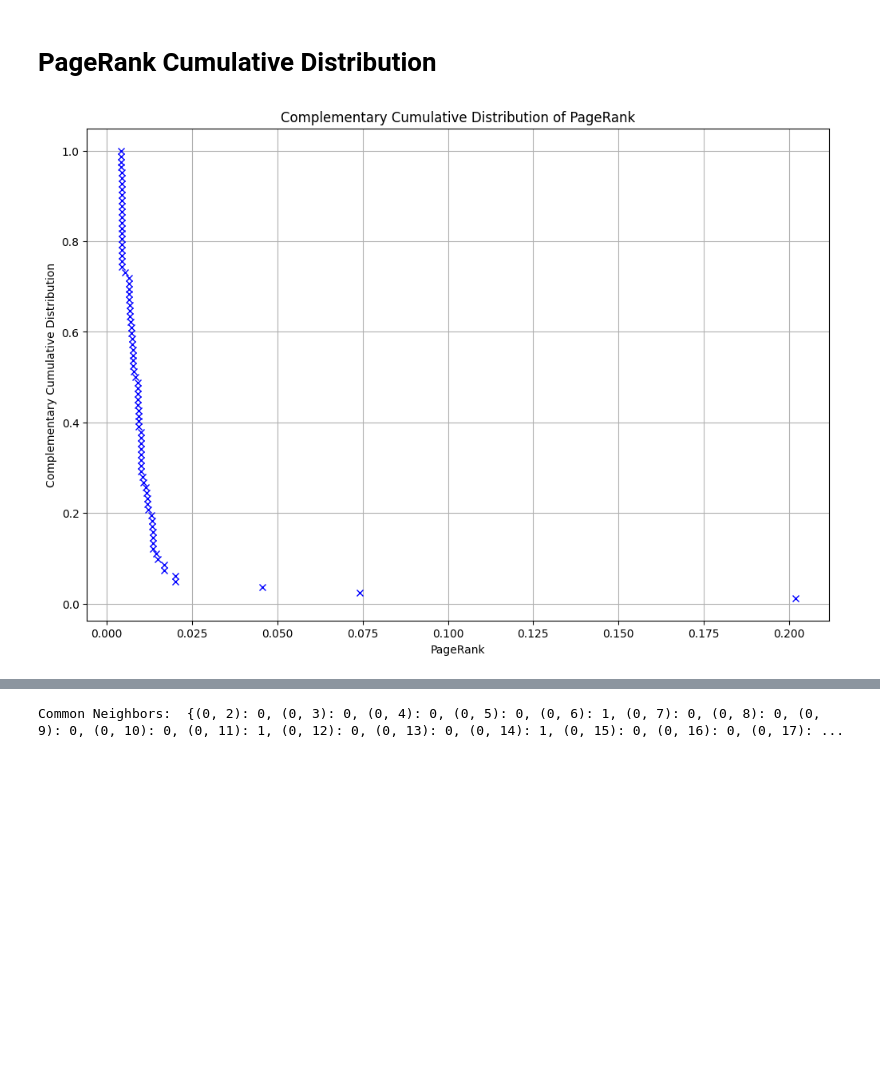
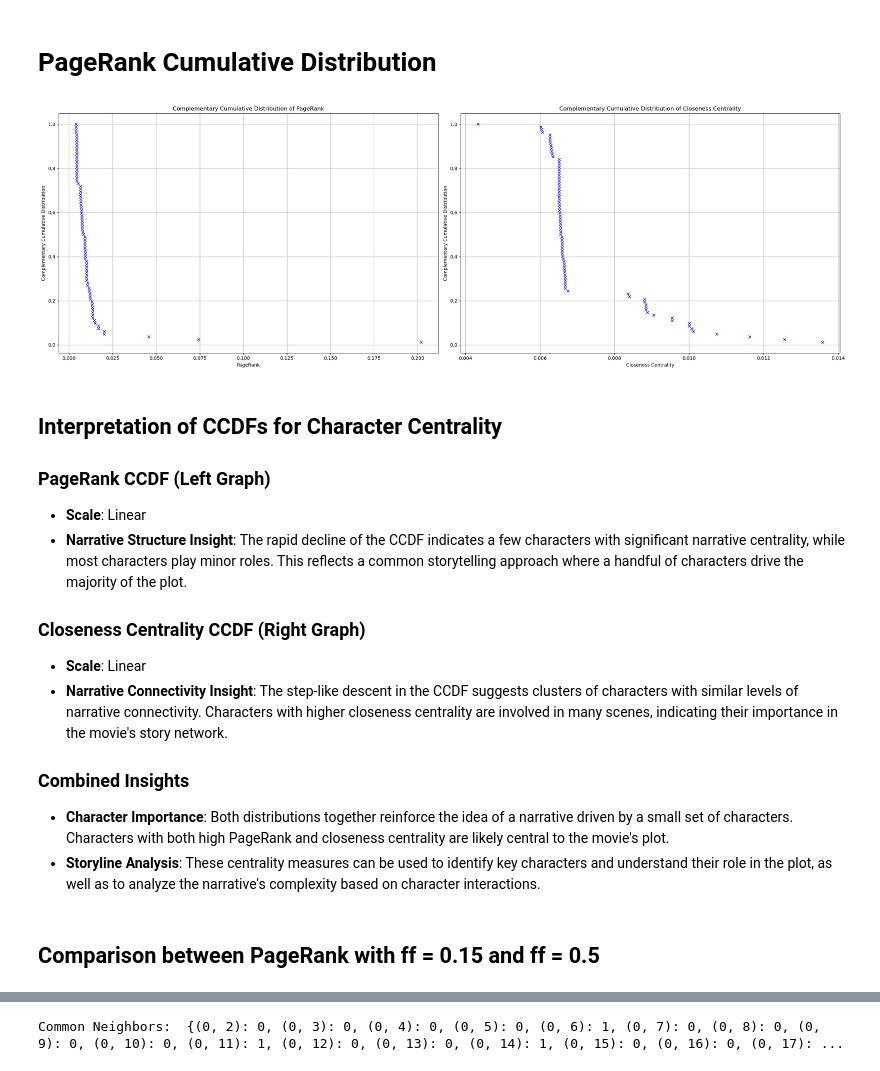
Before and after one commit to MattiaCervelli/Group-Project-SNA, a Jupyter notebook: Final_Graph_(2).ipynb, the cells around one changed output, grey strips where cells are left out. Drawn from its saved outputs; the diff is of its cells as text; code cells hidden in the pictures; blank space fills up the shorter version.

```diff
--- a/Final_Graph_(2).ipynb
+++ b/Final_Graph_(2).ipynb
@@ -397,13 +434,13 @@ def compute_pagerank(G, alpha=0.15, max_iter=100, convergence=1e-6):
 # %%
 # Run the custom PageRank function with ff as 1 - alpha
-pagerank_custom, iterations = compute_pagerank(G, alpha=0.15)
+pagerank, iterations = compute_pagerank(G, alpha=0.15)
 
 # Run the built-in NetworkX PageRank function with alpha set to 0.85 (which is 1 - ff)
 pagerank_nx = nx.pagerank(G, alpha=0.85)
 
 print("Custom PageRank iterations:", iterations)
-for node in sorted(pagerank_custom):
-    print(f"Node {node}: Custom PageRank = {pagerank_custom[node]}, NetworkX PageRank = {pagerank_nx[node]}")
+for node in sorted(pagerank):
+    print(f"Node {node}: Custom PageRank = {pagerank[node]}, NetworkX PageRank = {pagerank_nx[node]}")
 # %% [output]
 Custom PageRank iterations: 25
 Node 0: Custom PageRank = 0.008367118354437642, NetworkX PageRank = 0.007013198294580523
@@ -430,17 +497,51 @@ Highest PageRank: 22
 # %% [markdown]
 # PageRank Cumulative Distribution #
-# %%
-PR_values = sorted(list(pagerank_custom.values()))
-
-ccdf_y = np.arange(1, len(PR_values) + 1)[::-1] / len(PR_values)
-ccdf_x = PR_values
-
-plt.figure(figsize=(12,8))
-plt.plot(ccdf_x, ccdf_y, "x", color='blue')
-plt.xlabel('PageRank')
-plt.ylabel('Complementary Cumulative Distribution')
-plt.title('Complementary Cumulative Distribution of PageRank')
-plt.grid(True, which="both")
-plt.show()
-# %% [output]
-[figure, removed]
+# %%
+# Calculate the CCDF for PageRank
+PR_values = sorted(list(pagerank.values()))
+ccdf_y_pr = np.arange(1, len(PR_values) + 1)[::-1] / len(PR_values)
+ccdf_x_pr = PR_values
+
+# Calculate the CCDF for Closeness Centrality
+closeness_values = sorted(list(closeness_centrality_custom.values()))
+ccdf_y_closeness = np.arange(1, len(closeness_values) + 1)[::-1] / len(closeness_values)
+ccdf_x_closeness = closeness_values
+
+# Create a figure and a set of subplots
+fig, axs = plt.subplots(1, 2, figsize=(24, 8))
+
+# Plot the CCDF for PageRank
+axs[0].plot(ccdf_x_pr, ccdf_y_pr, "x", color='blue')
+axs[0].set_xlabel('PageRank')
+axs[0].set_ylabel('Complementary Cumulative Distribution')
+axs[0].set_title('Complementary Cumulative Distribution of PageRank')
+axs[0].grid(True, which="both")
+
+# Plot the CCDF for Closeness Centrality
+axs[1].plot(ccdf_x_closeness, ccdf_y_closeness, "x", color='blue')
+axs[1].set_xlabel('Closeness Centrality')
+axs[1].set_ylabel('Complementary Cumulative Distribution')
+axs[1].set_title('Complementary Cumulative Distribution of Closeness Centrality')
+axs[1].grid(True, which="both")
+
+# Display the plots
+plt.tight_layout()
+plt.show()
+# %% [output]
+[figure, added]
+# %% [markdown]
+## Interpretation of CCDFs for Character Centrality
+
+### PageRank CCDF (Left Graph)
+- **Scale**: Linear
+- **Narrative Structure Insight**: The rapid decline of the CCDF indicates a few characters with significant narrative centrality, while most characters play minor roles. This reflects a common storytelling approach where a handful of characters drive the majority of the plot.
+
+### Closeness Centrality CCDF (Right Graph)
+- **Scale**: Linear
+- **Narrative Connectivity Insight**: The step-like descent in the CCDF suggests clusters of characters with similar levels of narrative connectivity. Characters with higher closeness centrality are involved in many scenes, indicating their importance in the movie's story network.
+
+### Combined Insights
+- **Character Importance**: Both distributions together reinforce the idea of a narrative driven by a small set of characters. Characters with both high PageRank and closeness centrality are likely central to the movie's plot.
+- **Storyline Analysis**: These centrality measures can be used to identify key characters and understand their role in the plot, as well as to analyze the narrative's complexity based on character interactions.
+# %% [markdown]
+## Comparison between PageRank with ff = 0.15 and ff = 0.5
```
Also changed, not shown: parts of 29 cells of this notebook, 3 other files.
